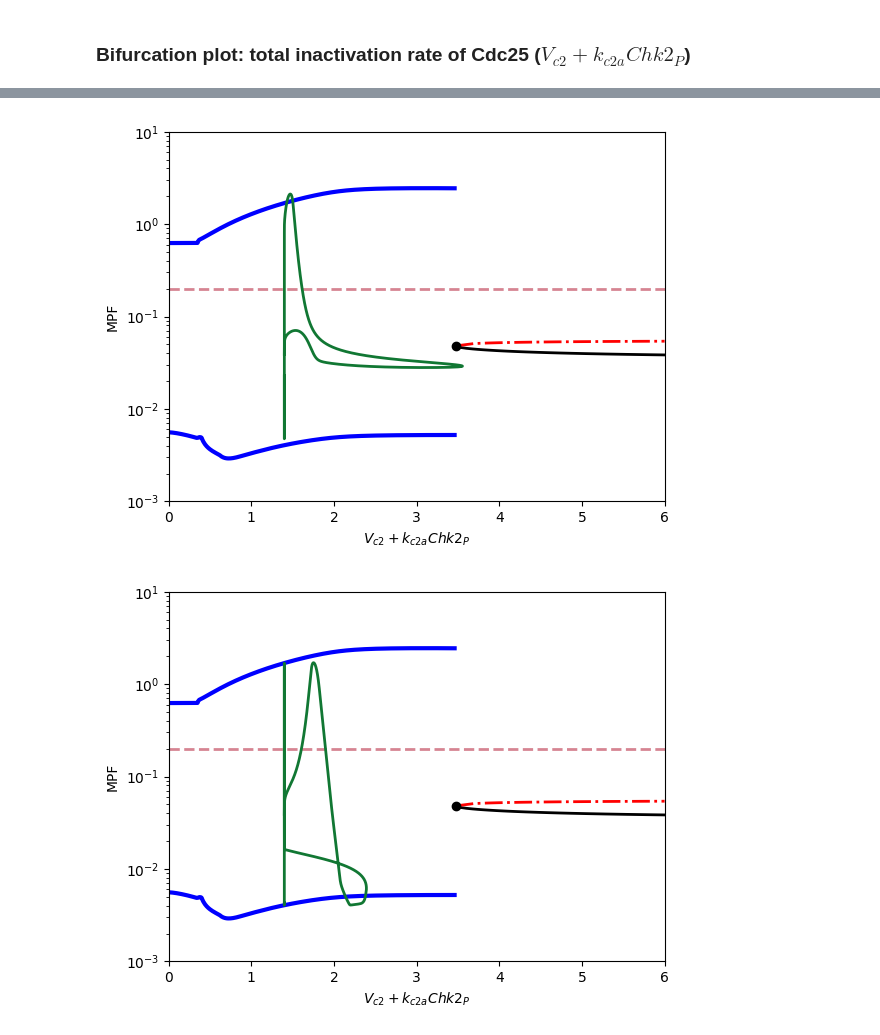
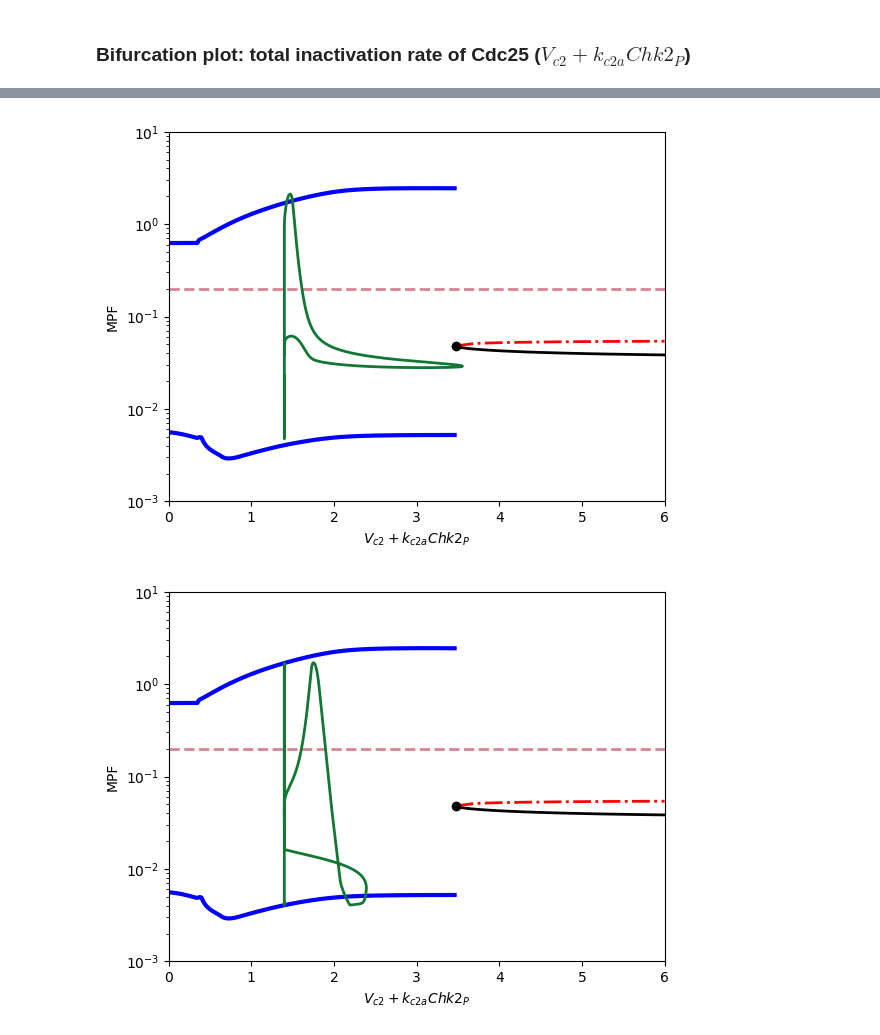
Before and after one commit to ccontrer/CellCycleRadiation, a Jupyter notebook: Julia/CCRMV002.ipynb, the cells around one changed output, grey strips where cells are left out. Saved outputs shown, nothing was run; the diff lists cells and outputs as text; code cells hidden in the pictures.

```diff
--- a/Julia/CCRMV002.ipynb
+++ b/Julia/CCRMV002.ipynb
@@ -52,15 +75,15 @@ Cell division event
 # %%
 function division(u,t,integrator)
-    ## Parameters
-    ## Set of condition: MPF crosses threshold from positive to negative
+    # MPF crosses threshold
     u[1] - params.θ_M
 end # division
 
 function division_event!(integrator)
     # Divide mass in two
-    integrator.u[10] = integrator.u[10]/2
+    integrator.u[7] = integrator.u[7]/2
 end # division_event!
 
+# Event happens from positive to negative
 cb = ContinuousCallback(division, nothing, division_event!, save_positions=(true,false))
 # %% [output]
 DiffEqBase.ContinuousCallback{#division,Void,#division_event!,DiffEqBase.#INITIALIZE_DEFAULT,Float64,Int64,Void}(division, nothing, division_event!, DiffEqBase.INITIALIZE_DEFAULT, nothing, true, 10, ( ...
@@ -101,10 +128,10 @@ u0 = [0.039,      # MPF
       0.027,      # Cdc25_P
       0.001,      # IE_A
       0.000,      # APC_A
+      1.938,      # Mass
       0.000,      # Chk2_P
       0.000,      # ATM
-      0.000,      # DSB
-      1.938]      # Mass
+      0.000]      # DSB
 tspan = (0.0, 30.0)
 dtmax = 0.001
 alg = Rosenbrock23()
@@ -112,7 +139,7 @@ prob = ODEProblem(f, u0, tspan, params)
 # Radiation scheme:
 # 0.4*60 Gy/min*min/hr starts at 1.5 hrs for 1/60 hrs
 rad_rate = 0.4
-t_0 = 1.5; t_d = 1/60
+t_0 = 1.4; t_d = 1/60
 RadScheme(t) = rad_rate*60*HeaviSide(t, t_0, t_0 + t_d)
 sol = solve(prob, alg, callback=cb; (:dtmax, dtmax))
 sol.errors
@@ -212,18 +302,18 @@ sol = solrad1;
 # %%
 plot([0.0, 6.0], [0.2, 0.2], "--", color=red1, lw=2, alpha=0.8)
 PlotBifurcation(bif2_stst, (:V_c2, :MPF))
 PlotBifurcation(bif2_lcycle, (:V_c2, :MPF))
-plot(params.V_c2 + params.k_c2a*sol[7, :], sol[1, :], color=green2, lw=2)
+plot(params.V_c2 + params.k_c2a*sol[8, :], sol[1, :], color=green2, lw=2)
 xlim([0, 6])
 xlabel(L"V_{c2} + k_{c2a} Chk2_P")
 ylabel("MPF")
 yscale("log")
 ylim([0.001, 10])
 title("")
 show()
-#savefig("figures/CCRMV002_fig_bif1_rad1.pdf")
+savefig("figures/CCRMV002_fig_bif1_rad1.pdf")
 # %% [output]
-[figure, old version]
+[figure, new version]
 # %%
 sol = solrad2;
 # %%
```
Also changed, not shown: parts of 43 cells of this notebook, 1 other file.
